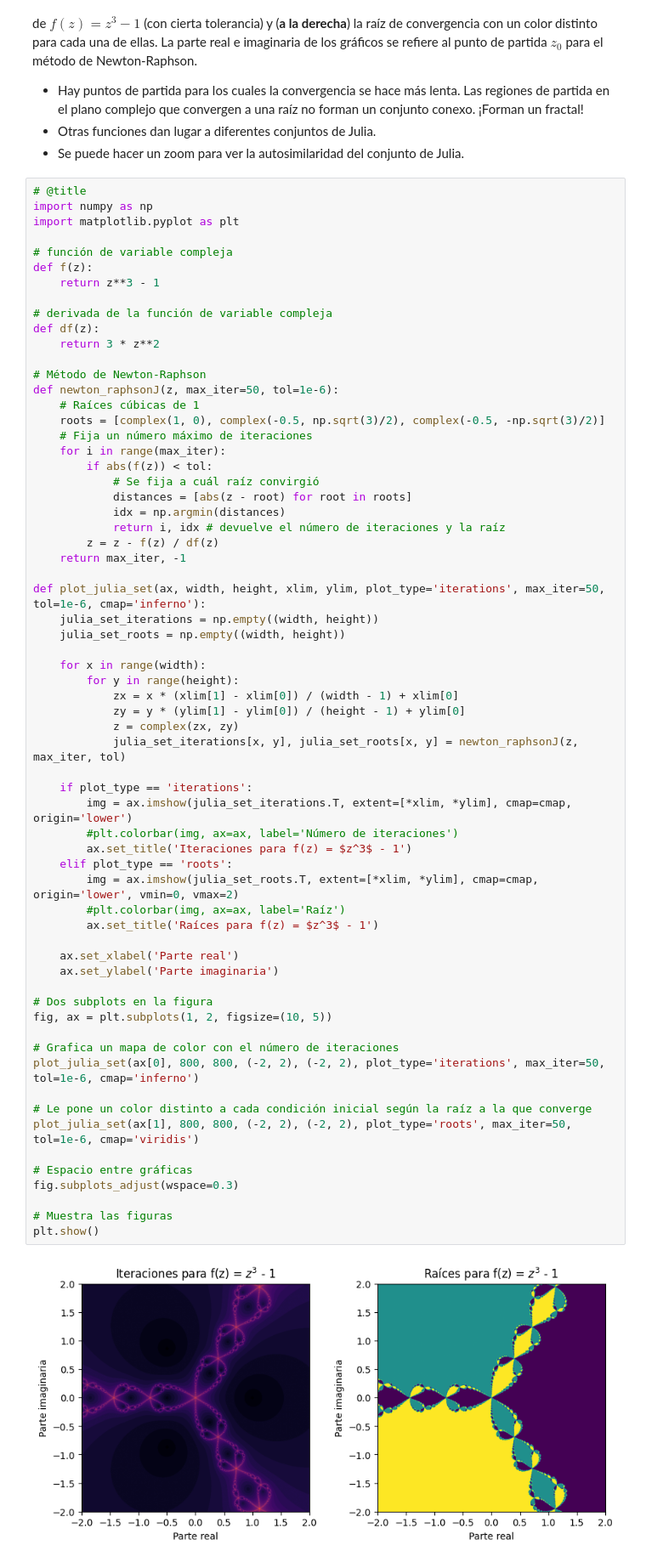
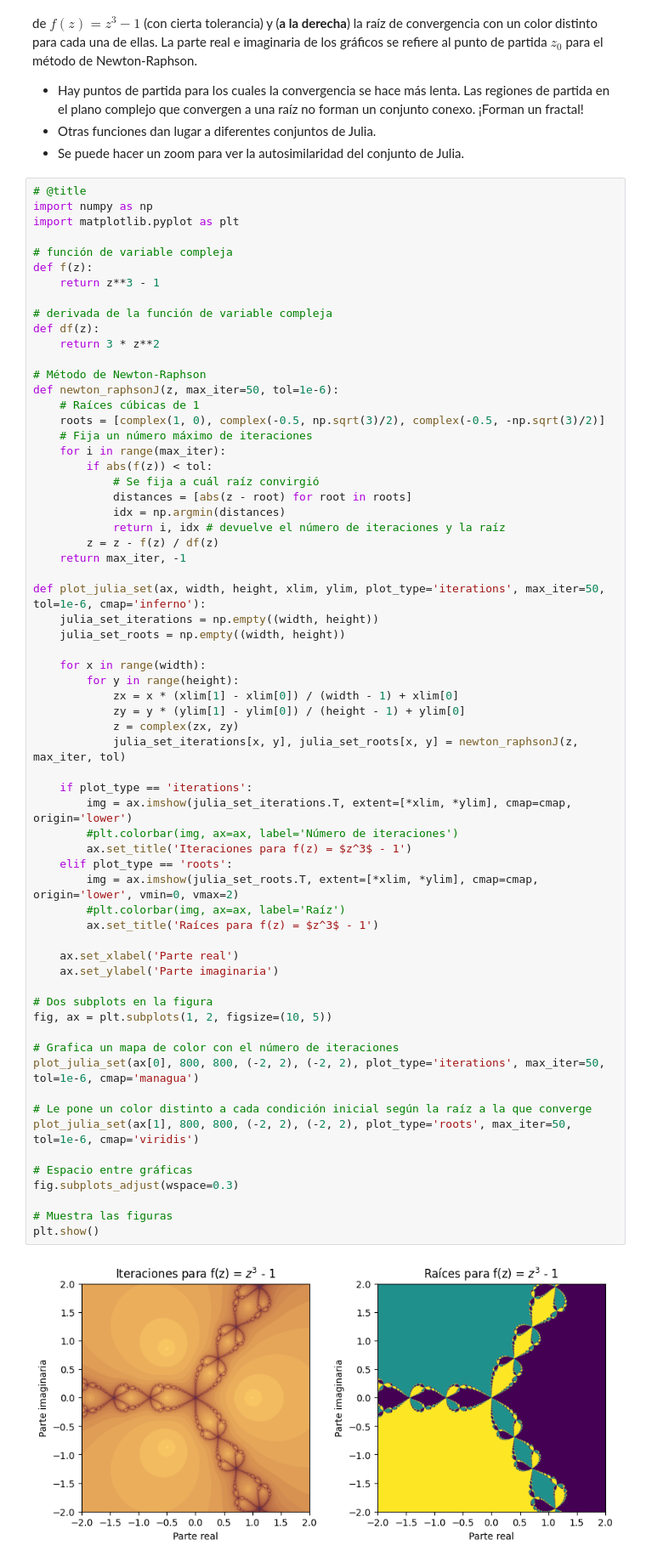
Before and after one commit to fcolavecchia/fisica-computacional-ib, a Jupyter notebook: Colabs/02.1_Newton-Raphson.ipynb, the cells around one changed output. Shown at 85% size. Drawn from its saved outputs; the diff is of its cells as text.

```diff
--- a/Colabs/02.1_Newton-Raphson.ipynb
+++ b/Colabs/02.1_Newton-Raphson.ipynb
@@ -218,34 +219,34 @@ def plot_julia_set(ax, width, height, xlim, ylim, plot_type='iterations', max_it
             zy = y * (ylim[1] - ylim[0]) / (height - 1) + ylim[0]
             z = complex(zx, zy)
             julia_set_iterations[x, y], julia_set_roots[x, y] = newton_raphsonJ(z, max_iter, tol)
 
     if plot_type == 'iterations':
         img = ax.imshow(julia_set_iterations.T, extent=[*xlim, *ylim], cmap=cmap, origin='lower')
         #plt.colorbar(img, ax=ax, label='Número de iteraciones')
         ax.set_title('Iteraciones para f(z) = $z^3$ - 1')
     elif plot_type == 'roots':
         img = ax.imshow(julia_set_roots.T, extent=[*xlim, *ylim], cmap=cmap, origin='lower', vmin=0, vmax=2)
         #plt.colorbar(img, ax=ax, label='Raíz')
         ax.set_title('Raíces para f(z) = $z^3$ - 1')
 
     ax.set_xlabel('Parte real')
     ax.set_ylabel('Parte imaginaria')
 
 # Dos subplots en la figura
 fig, ax = plt.subplots(1, 2, figsize=(10, 5))
 
 # Grafica un mapa de color con el número de iteraciones
-plot_julia_set(ax[0], 800, 800, (-2, 2), (-2, 2), plot_type='iterations', max_iter=50, tol=1e-6, cmap='inferno')
+plot_julia_set(ax[0], 800, 800, (-2, 2), (-2, 2), plot_type='iterations', max_iter=50, tol=1e-6, cmap='managua')
 
 # Le pone un color distinto a cada condición inicial según la raíz a la que converge
 plot_julia_set(ax[1], 800, 800, (-2, 2), (-2, 2), plot_type='roots', max_iter=50, tol=1e-6, cmap='viridis')
 
 # Espacio entre gráficas
 fig.subplots_adjust(wspace=0.3)
 
 # Muestra las figuras
 plt.show()
 # %% [output]
-[figure, old version]
+[figure, new version]
 # %% [markdown]
 
```
Also changed, not shown: parts of 6 cells of this notebook, 1 other file.
